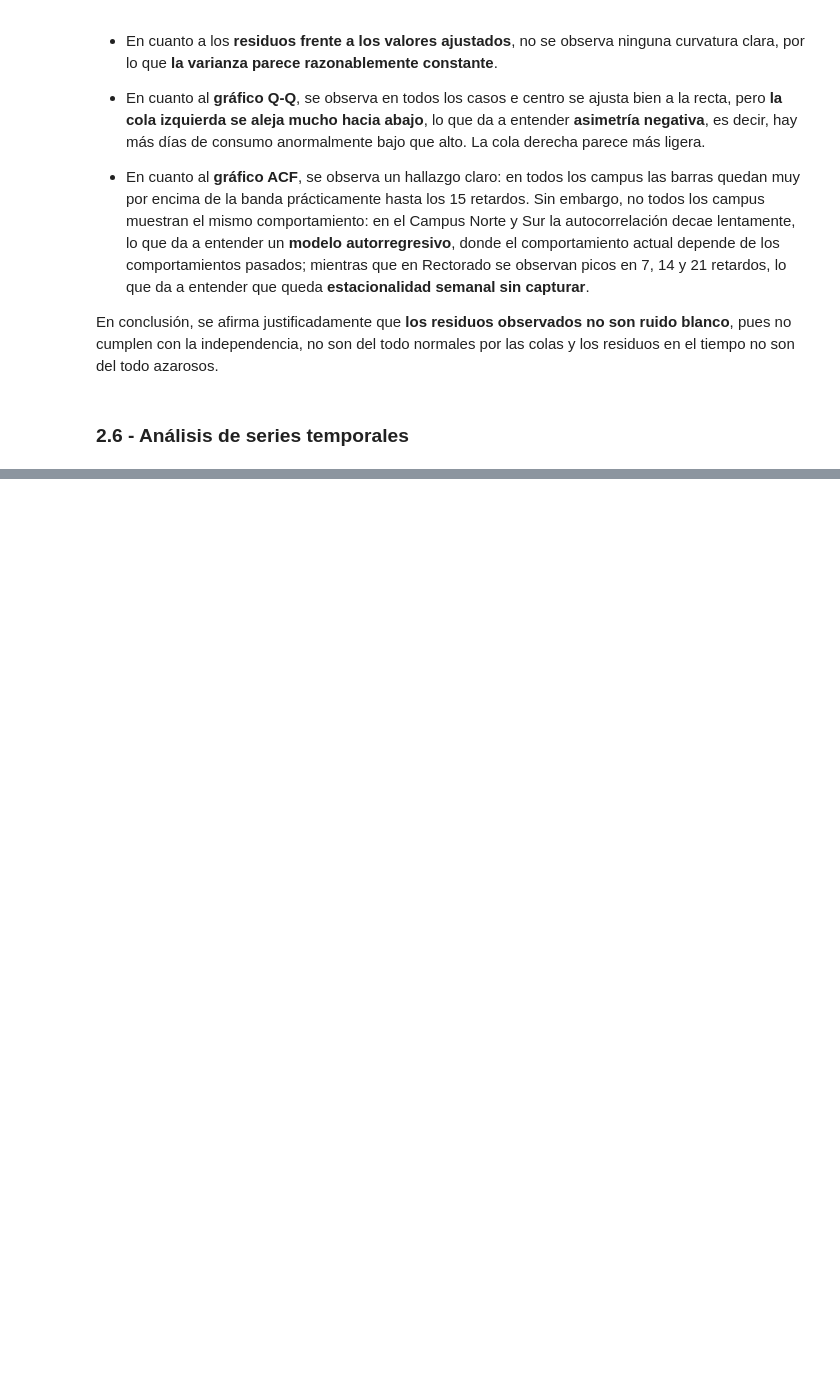
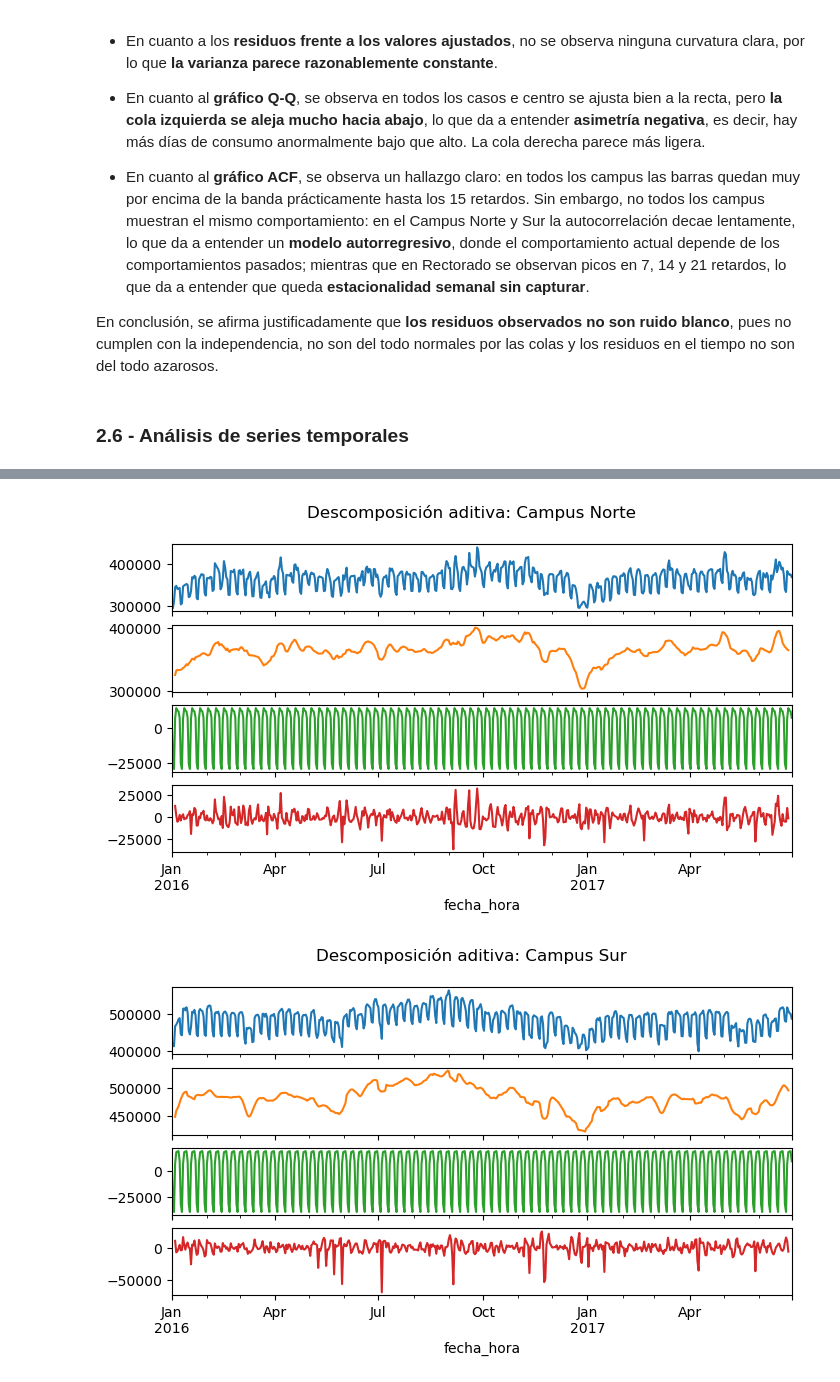
Before and after one commit to Martin-Kugler/network-attacks-and-energetic-efficiency-mcp, a Jupyter notebook: consumo_campus.ipynb, the cells around one changed output, grey strips where cells are left out. Drawn from its saved outputs; the diff is of its cells as text; code cells hidden in the pictures; blank space fills up the shorter version.

```diff
--- a/consumo_campus.ipynb
+++ b/consumo_campus.ipynb
@@ -1036,0 +1053,34 @@ En conclusión, se afirma justificadamente que **los residuos observados no son
+# %%
+def descomposicion(serie, periodo=7):
+    """
+    Descomposición aditiva con medias móviles (serie = tendencia + estacional + residuo).
+    """
+    # 1) Tendencia: media móvil centrada de la serie
+    tendencia = serie.rolling(window=periodo, center=True).mean()
+
+    # 2) Serie sin tendencia: lo que queda es estacionalidad + ruido
+    sin_tendencia = serie - tendencia
+
+    # 3) Componente estacional: promedio de la serie sin tendencia para cada posición del ciclo
+
+    # Definimos a qué posición del ciclo corresponde cada valor de la serie
+    posicion = np.arange(len(serie)) % periodo
+
+    # Calculamos el perfil estacional promedio para cada posición del ciclo y lo centramos restando la media global
+    perfil = sin_tendencia.groupby(posicion).mean()
+    perfil = perfil - perfil.mean()
+
+    # Repetimos el perfil estacional para cada posición del ciclo a lo largo de toda la serie
+    estacional = pd.Series(perfil.loc[posicion].values, index=serie.index)
+
+    # 4) Residuo: lo que no explican ni la tendencia ni la estacionalidad
+    residuo = serie - tendencia - estacional
+
+    return pd.DataFrame({"observada": serie, "tendencia": tendencia, "estacional": estacional, "residuo": residuo})
+
+# Probamos cómo quedaría para cada campus
+for campus in consumo_agregado.columns:
+    descomposicion(consumo_agregado_train[campus], periodo=7).plot(subplots=True, figsize=(8, 4), title=f"Descomposición aditiva: {campus}", legend=False);
+# %% [output]
+[figure, added]
+[figure, added]
```
Also changed, not shown: parts of 12 cells of this notebook.
